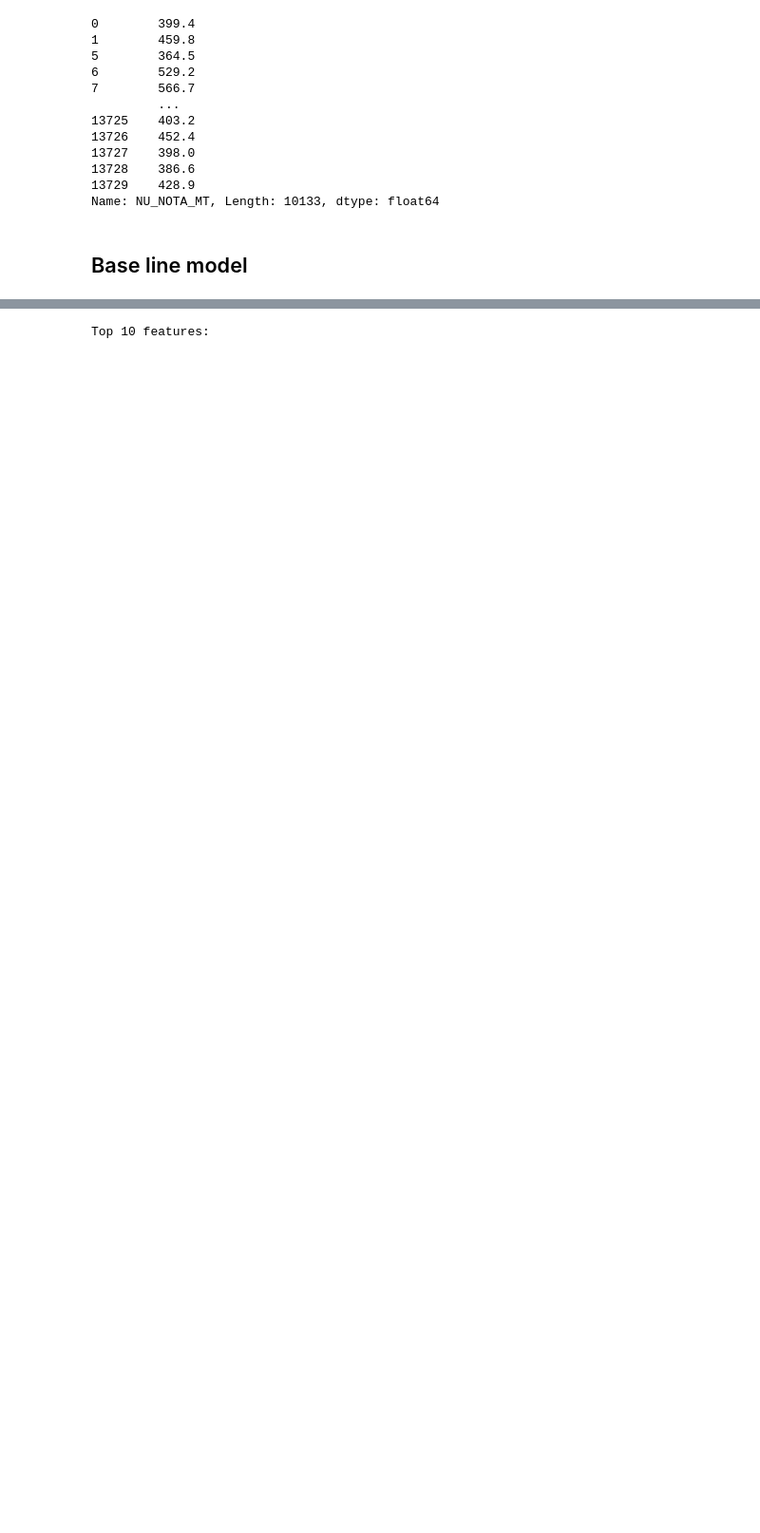
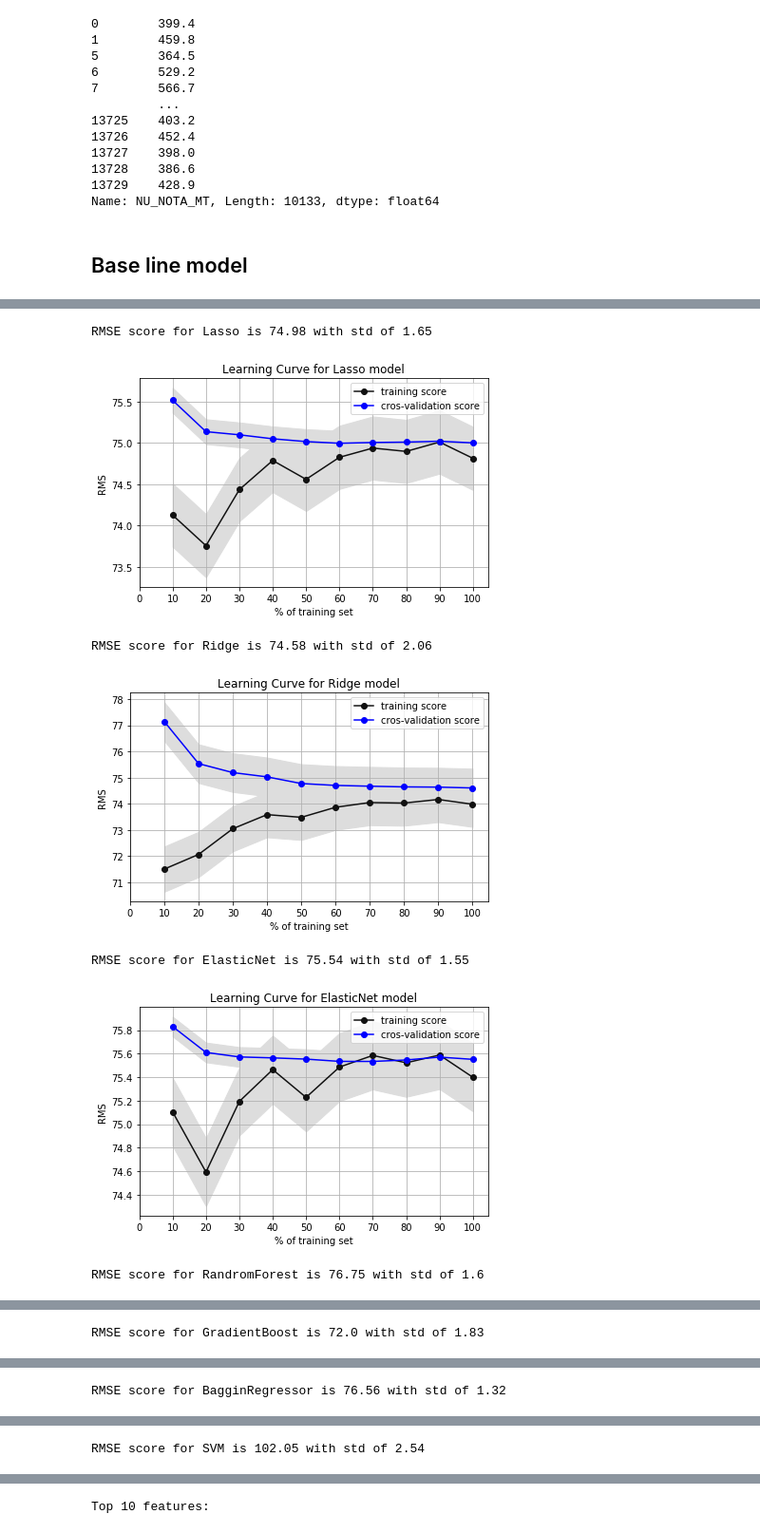
Before and after one commit to jmcabreira-zz/Data-Science-Projects, a Jupyter notebook: Student_grade_prediction_ENEM/Student_grade_prediction.ipynb, the cells around one changed output, grey strips where cells are left out. Shown at 95% size. Saved outputs shown, nothing was run; the diff lists cells and outputs as text; code cells hidden in the pictures; blank space fills up the shorter version.

```diff
--- a/Student_grade_prediction_ENEM/Student_grade_prediction.ipynb
+++ b/Student_grade_prediction_ENEM/Student_grade_prediction.ipynb
@@ -462,0 +432,12 @@ df_dummies.shape
+# %%
+# All featues
+models = create_base_models()
+names, results = evaluate_models(df_dummies, Y, models, learning_curve_=True)
+# %% [output]
+RMSE score for Lasso is 74.98 with std of 1.65
+[figure, added]
+RMSE score for Ridge is 74.58 with std of 2.06
+[figure, added]
+RMSE score for ElasticNet is 75.54 with std of 1.55
+[figure, added]
+RMSE score for RandromForest is 76.75 with std of 1.6
@@ -462,0 +445 @@ df_dummies.shape
+RMSE score for GradientBoost is 72.0 with std of 1.83
@@ -462,0 +447 @@ df_dummies.shape
+RMSE score for BagginRegressor is 76.56 with std of 1.32
@@ -462,0 +449 @@ df_dummies.shape
+RMSE score for SVM is 102.05 with std of 2.54
```
Also changed, not shown: parts of 15 cells of this notebook, 1 other file.
